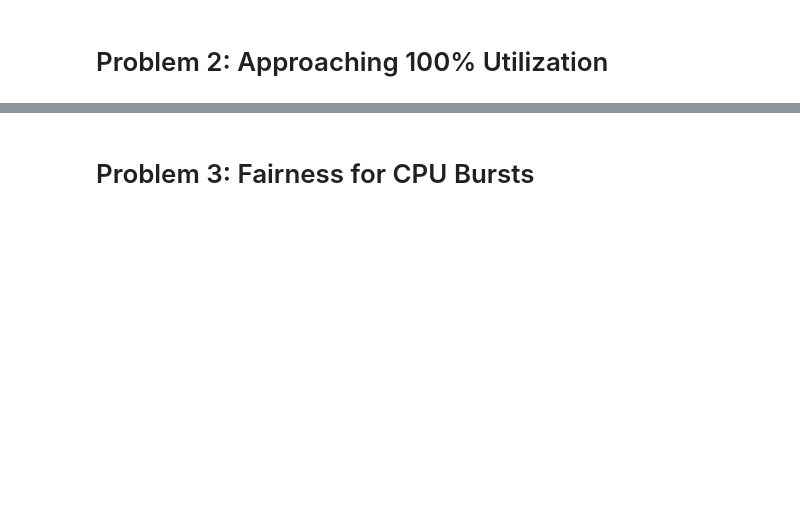
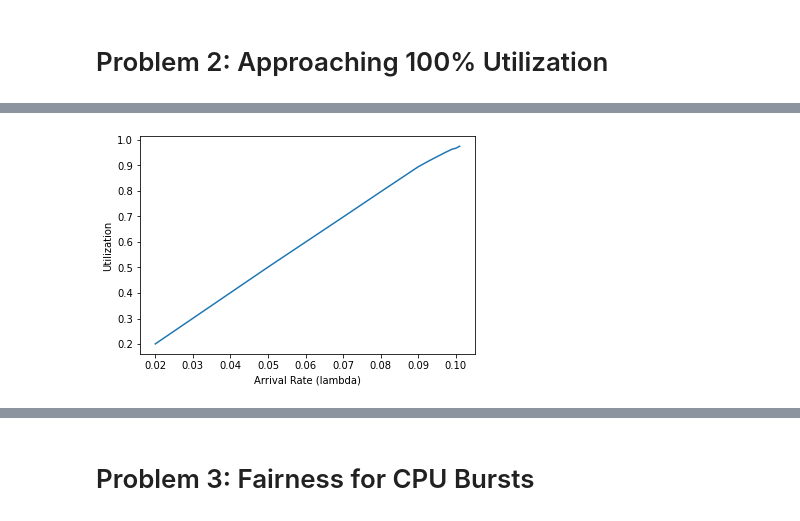
Before and after one commit to archit120/student0, a Jupyter notebook: hw3/scheduling.ipynb, the cells around one changed output, grey strips where cells are left out. Saved outputs shown, nothing was run; the diff lists cells and outputs as text; code cells hidden in the pictures; blank space fills up the shorter version.

```diff
--- a/hw3/scheduling.ipynb
+++ b/hw3/scheduling.ipynb
@@ -716,8 +716,11 @@ class TwoLevelFeedbackQueue(object):
 
     def enqueue(self, thread, at_time):
         """Insert into interactive"""
-        # YOUR CODE HERE
-        pass
+        # if thread.last_queued is None:
+        self.queue.appendleft(thread)
+        thread.last_queued = at_time
+        # else:
+            # self.enqueue_cpu(thread, at_time)
 
     def enqueue_cpu(self, thread, at_time):
         """Insert into non-interactive"""
@@ -725,7 +728,7 @@ class TwoLevelFeedbackQueue(object):
         self.cpu_queue.appendleft(thread)
 
     def dequeue(self, at_time):
-        if len(self.queue):
+        if len(self.queue) > 0:
             return self.queue.pop(), self.q
         return self.cpu_queue.pop(), self.q_cpu
 
@@ -837,2 +860,4 @@ def make_exp_arrivals(arrival_rate, service_time, n):
     lengths = [service_time for _ in range(n)]
     return [Task(arr, run, indefinite, nowait) for arr, run in zip(arrivals, lengths)]
+# %%
+tasks = make_exp_arrivals(1/5, 10, 5)
@@ -842,9 +891,17 @@ def make_exp_arrivals(arrival_rate, service_time, n):
 def cpuUtilization(cpulog):
     # Given the Machine's log (list of tuples), computes the average CPU utilization
     # YOUR CODE HERE
-    return 0
+    idletime = 0
+    for tup in cpulog:
+        if tup[1] == 'idle':
+            idletime += tup[2]
+    return 1-idletime/cpulog[-1][0]
 
 def responseTimes(cpulog):
     # Given the Machine's log, computes the response time of each task, and returns a list containing them
     # YOUR CODE HERE
-    return [0]
+    responseTimes = []
+    for tup in cpulog:
+        if tup[1] == 'run':
+            responseTimes.append((tup[0]+tup[2].total_run_time)-tup[2].arrival_time)
+    return responseTimes
@@ -851,10 +917,13 @@ def responseTimes(cpulog):
 # %%
 # l and lmbdas are "recommended values" that you can change if desired
 l = 10
-lmbdas = np.array((0.2, 0.5, 0.7, 0.8, 0.9, 0.93, 0.95, 0.97, 0.99)) / l
+lmbdas = np.array((0.2, 0.5, 0.7, 0.8, 0.9, 0.93, 0.95, 0.97, 0.99, 1, 1.01)) / l
 
 # Decrease this when developing in case it takes too long
 TRIALS = 100
+
+n = 500
+
 
 response_time_medians = []
 response_time_95th_percentiles = []
@@ -865,6 +934,13 @@ for lmbda in lmbdas:
     trial_95ths = []
 
     for _ in range(TRIALS):
+
+        tasks = make_exp_arrivals(lmbda, l, n)
+        log = fcfs(tasks, False).log
+        trial_utilizations.append(cpuUtilization(log))
+        resp = responseTimes(log)
+        trial_medians.append(np.median(resp))
+        trial_95ths.append(np.percentile(resp, 95))
         # YOUR CODE HERE
         pass
 
@@ -873,4 +949,4 @@ for lmbda in lmbdas:
     utilizations.append(np.mean(trial_utilizations))
 
     # This takes a while to run so this print statement lets us track progress
-    print("Finished", lmbda)
+    # print("Finished", lmbda)
@@ -876,0 +971,7 @@ for lmbda in lmbdas:
+# %%
+plt.xlabel("Arrival Rate (lambda)")
+plt.ylabel("Utilization")
+plt.plot(lmbdas, utilizations)
+plt.show()
+# %% [output]
+[figure, added]
```
Also changed, not shown: parts of 14 cells of this notebook.
